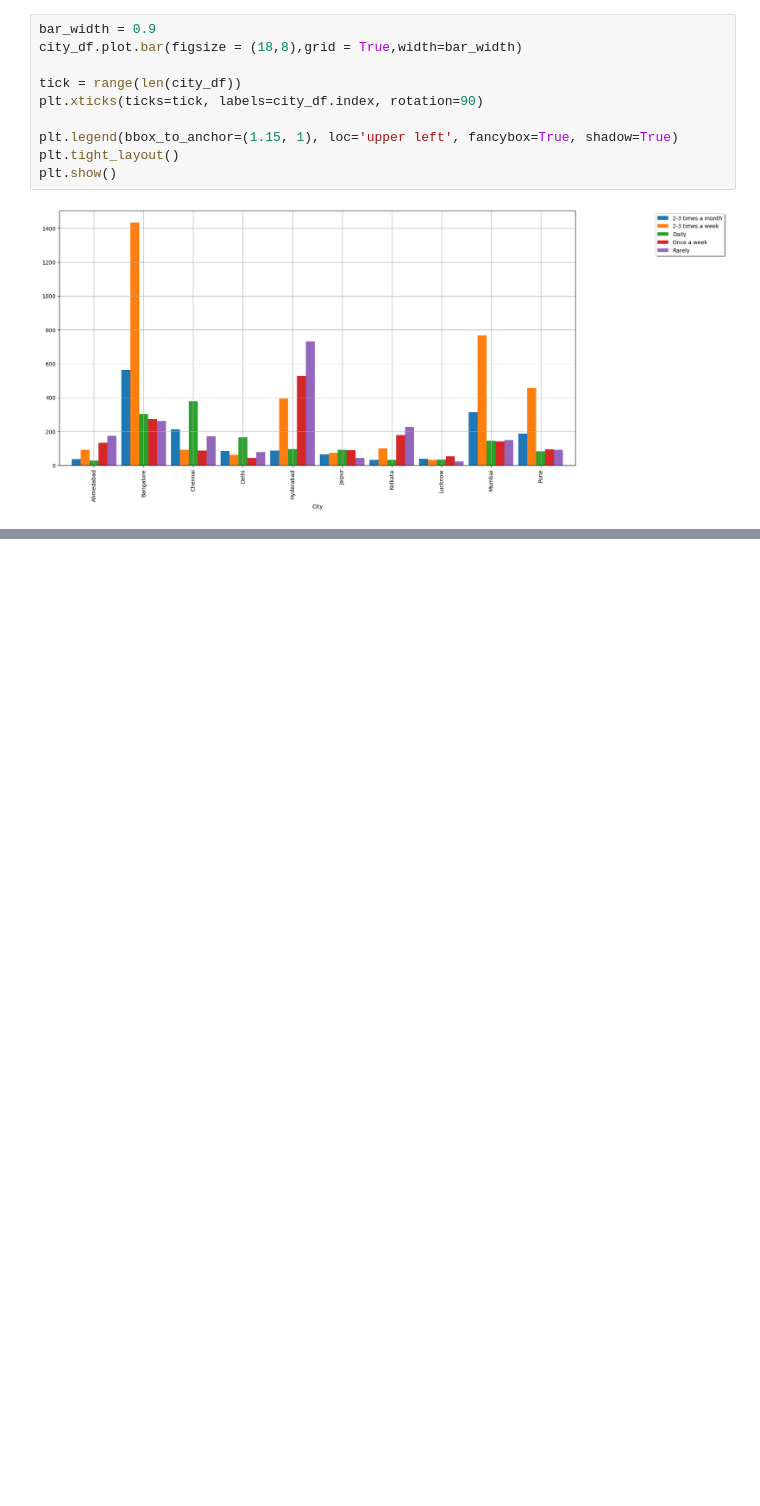
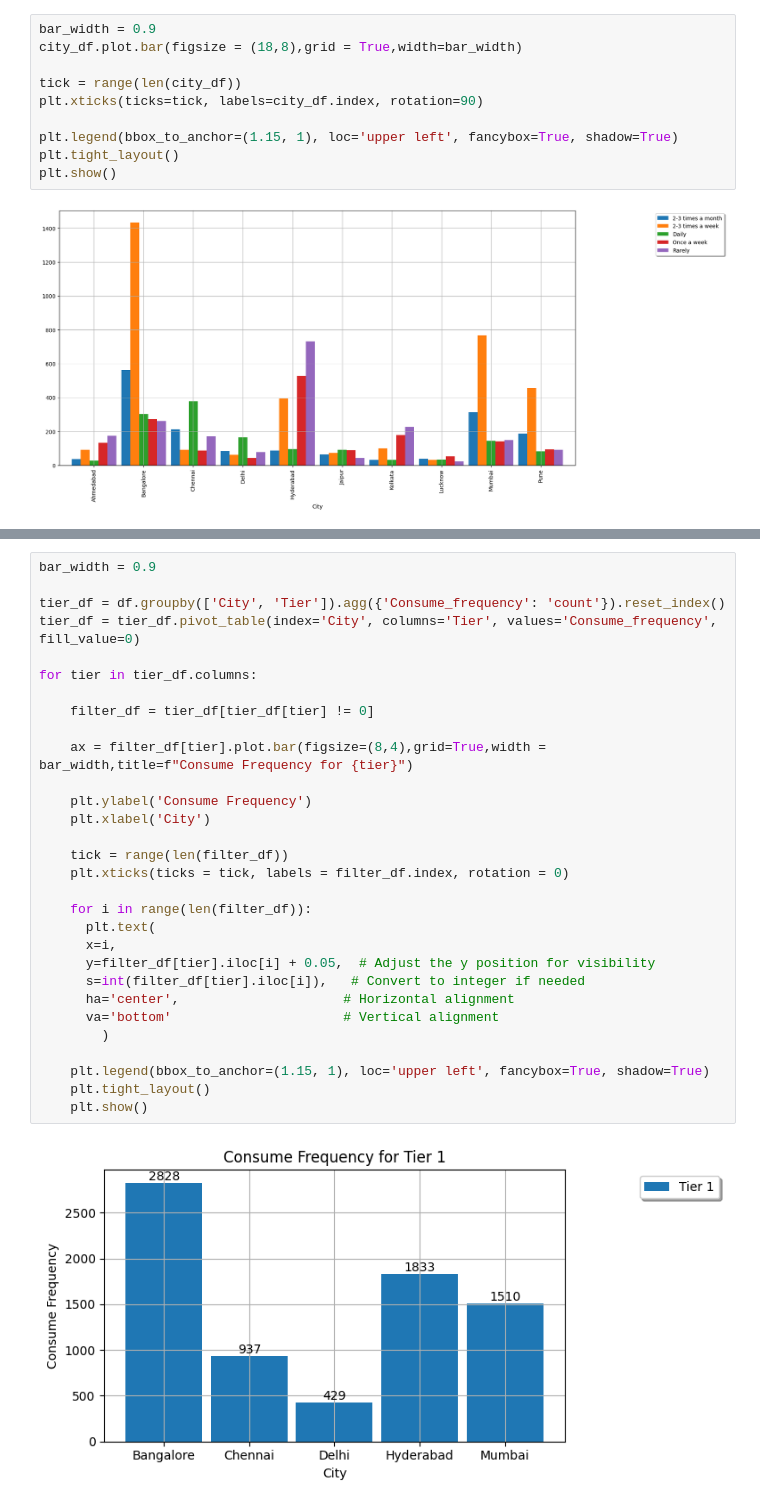
Before and after one commit to Udhay2898/Real-Fake-Job-Posting-Prediction, a Jupyter notebook: Food_and_Beverage.ipynb, the cells around one changed output, grey strips where cells are left out. Cells and saved outputs as stored; diff of their text form; blank space fills up the shorter version.

```diff
--- a/Food_and_Beverage.ipynb
+++ b/Food_and_Beverage.ipynb
@@ -348,3 +347,35 @@ for frequency in city_df.columns:
 [figure]
 [figure]
 [figure]
+# %%
+bar_width = 0.9
+
+tier_df = df.groupby(['City', 'Tier']).agg({'Consume_frequency': 'count'}).reset_index()
+tier_df = tier_df.pivot_table(index='City', columns='Tier', values='Consume_frequency', fill_value=0)
+
+for tier in tier_df.columns:
+
+    filter_df = tier_df[tier_df[tier] != 0]
+
+    ax = filter_df[tier].plot.bar(figsize=(8,4),grid=True,width = bar_width,title=f"Consume Frequency for {tier}")
+
+    plt.ylabel('Consume Frequency')
+    plt.xlabel('City')
+
+    tick = range(len(filter_df))
+    plt.xticks(ticks = tick, labels = filter_df.index, rotation = 0)
+
+    for i in range(len(filter_df)):
+      plt.text(
+      x=i,
+      y=filter_df[tier].iloc[i] + 0.05,  # Adjust the y position for visibility
+      s=int(filter_df[tier].iloc[i]),   # Convert to integer if needed
+      ha='center',                     # Horizontal alignment
+      va='bottom'                      # Vertical alignment
+        )
+
+    plt.legend(bbox_to_anchor=(1.15, 1), loc='upper left', fancybox=True, shadow=True)
+    plt.tight_layout()
+    plt.show()
+# %% [output]
+[figure, added]
```
Also changed, not shown: parts of 11 cells of this notebook.
